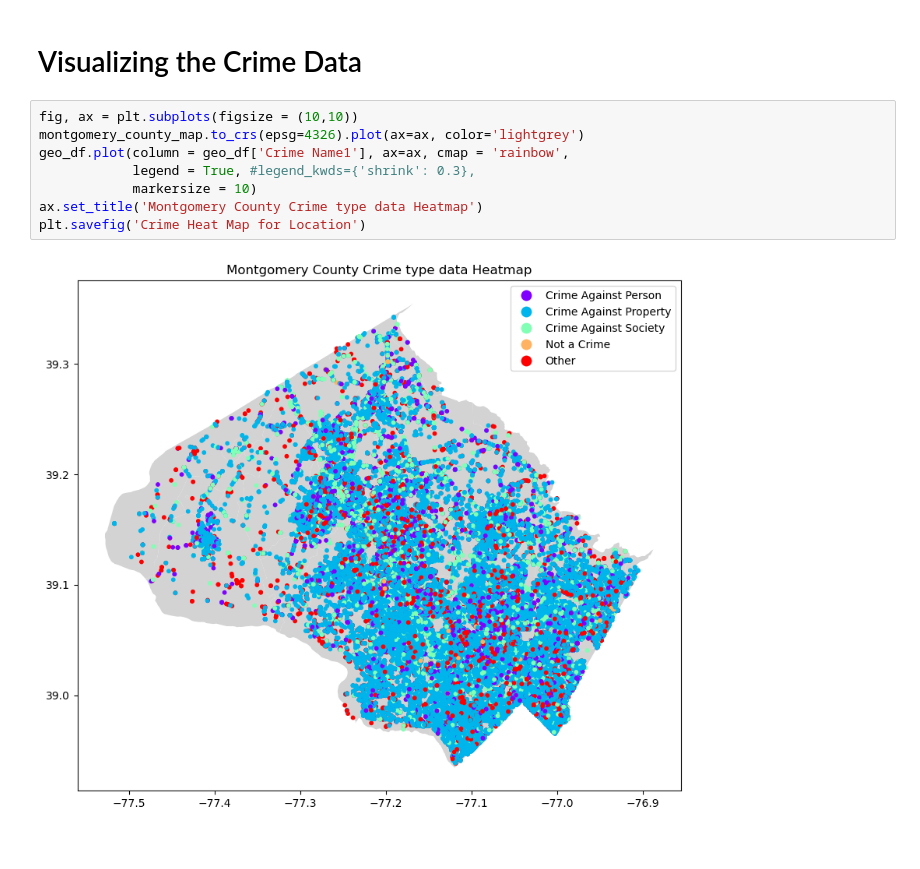
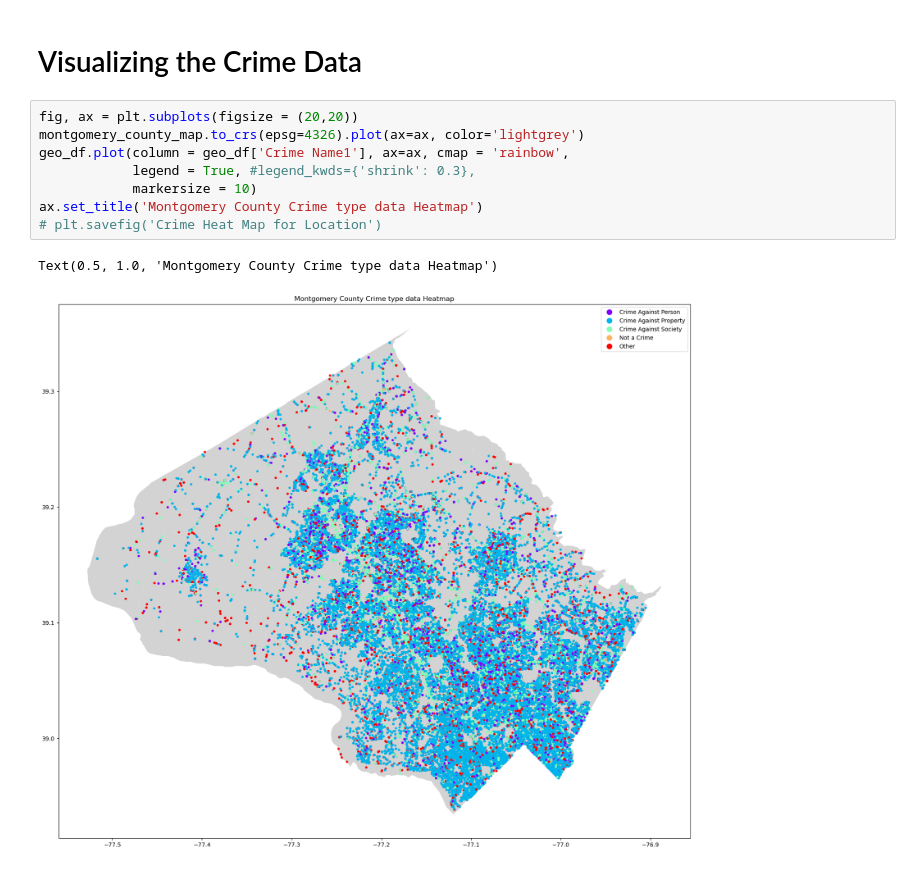
Before and after one commit to Shawon046/Crime-Prediction-for-Montgomery-County, a Jupyter notebook: crime predictor.ipynb, the cells around one changed output. Drawn from its saved outputs; the diff is of its cells as text.

```diff
--- a/crime predictor.ipynb
+++ b/crime predictor.ipynb
@@ -135,12 +146,13 @@ geo_df['Latitude'].hist()
 # %% [markdown]
 # Visualizing the Crime Data
 # %%
-fig, ax = plt.subplots(figsize = (10,10))
+fig, ax = plt.subplots(figsize = (20,20))
 montgomery_county_map.to_crs(epsg=4326).plot(ax=ax, color='lightgrey')
 geo_df.plot(column = geo_df['Crime Name1'], ax=ax, cmap = 'rainbow',
             legend = True, #legend_kwds={'shrink': 0.3},
             markersize = 10)
 ax.set_title('Montgomery County Crime type data Heatmap')
-plt.savefig('Crime Heat Map for Location')
+# plt.savefig('Crime Heat Map for Location')
 # %% [output]
+Text(0.5, 1.0, 'Montgomery County Crime type data Heatmap')
-[figure, old version]
+[figure, new version]
```
Also changed, not shown: parts of 2 cells of this notebook, 1 other file.
